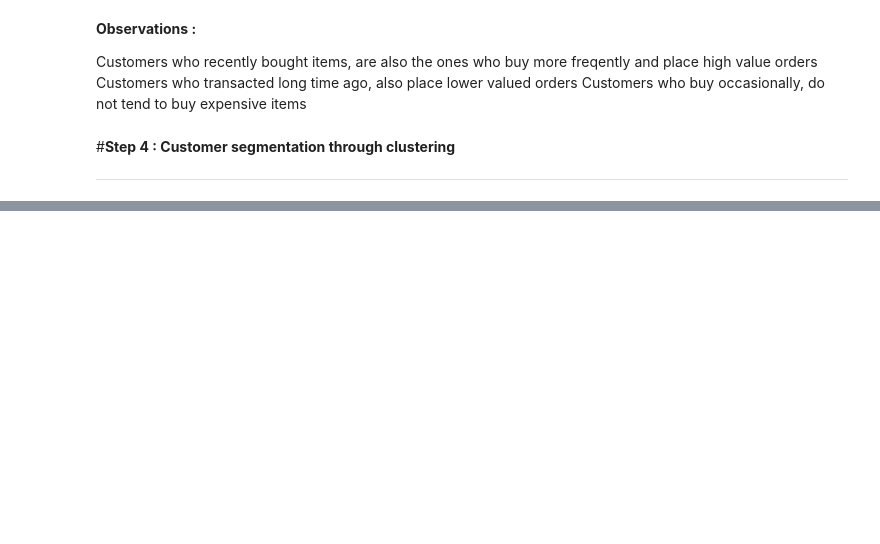
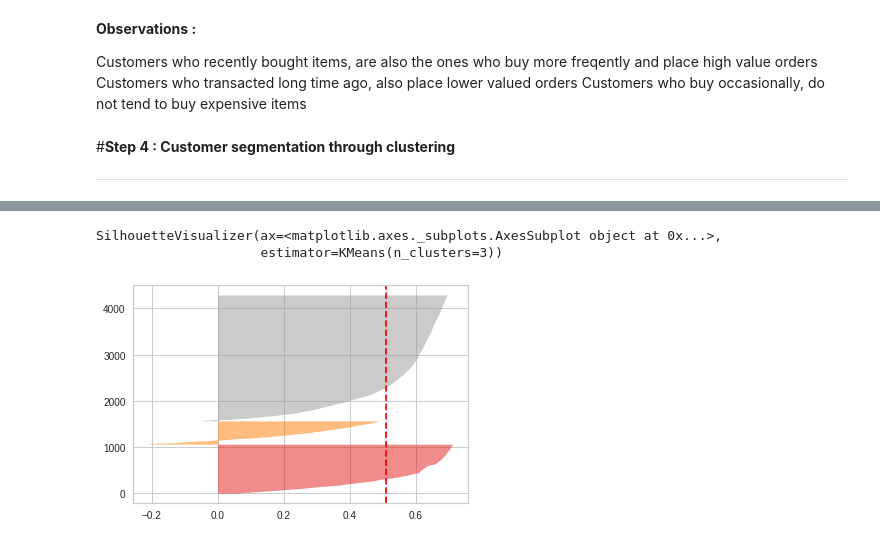
Before and after one commit to omkar123katare/Capstone_4_Netflicks_movies_and_TV_shoes_clustering, a Jupyter notebook: Online_Retail_Customer_Segmentation_Capstone_Project.ipynb, the cells around one changed output, grey strips where cells are left out. Saved outputs shown, nothing was run; the diff lists cells and outputs as text; code cells hidden in the pictures; blank space fills up the shorter version.

```diff
--- a/Online_Retail_Customer_Segmentation_Capstone_Project.ipynb
+++ b/Online_Retail_Customer_Segmentation_Capstone_Project.ipynb
@@ -1351,0 +1383,7 @@ Customers who buy occasionally, do not tend to buy expensive items
+# %%
+model = SilhouetteVisualizer(KMeans(3))
+model.fit(customer_RMF_df_scaled)
+# %% [output]
+SilhouetteVisualizer(ax=<matplotlib.axes._subplots.AxesSubplot object at 0x...>,
+                     estimator=KMeans(n_clusters=3))
+[figure, added]
```
Also changed, not shown: parts of 40 cells of this notebook.
